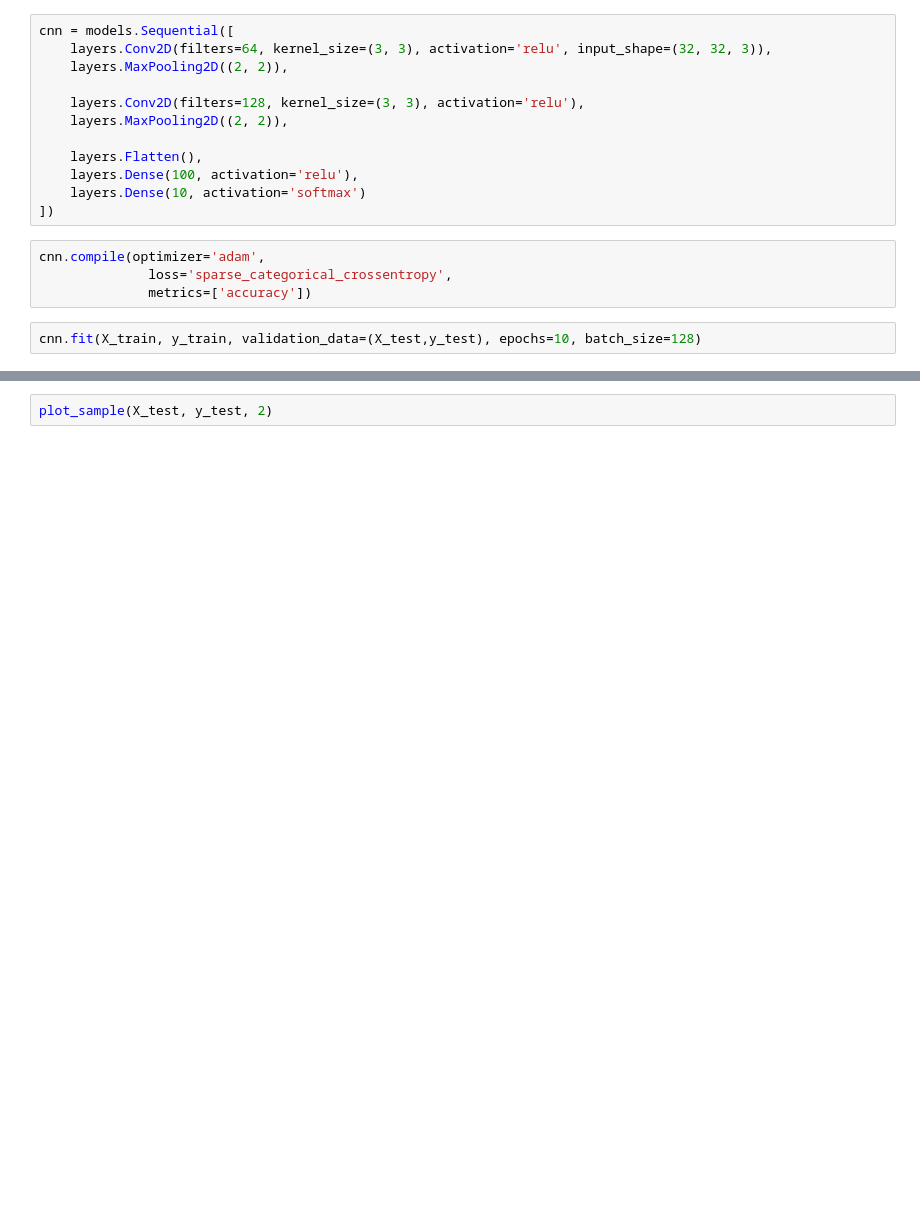
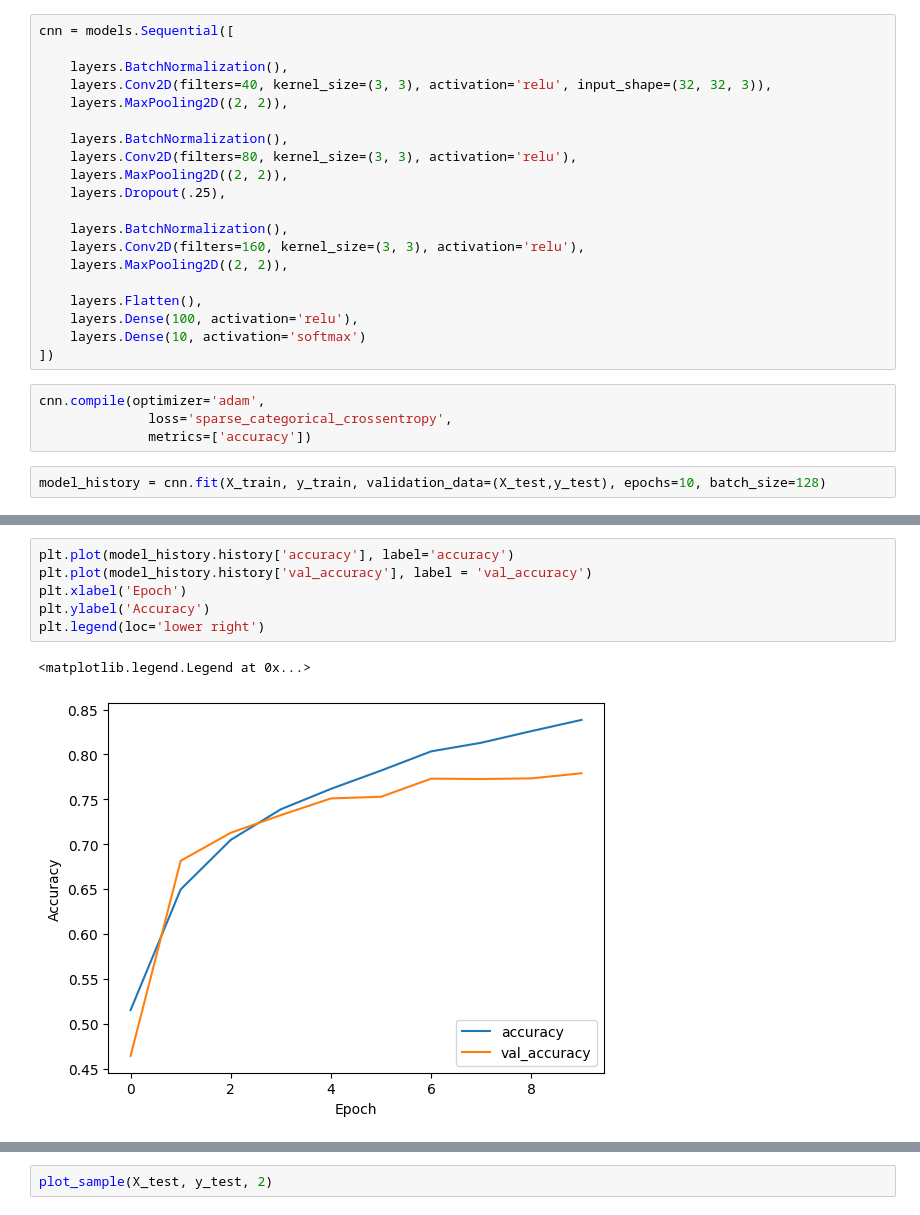
Before and after one commit to it21053528/Machine-learning, a Jupyter notebook: CIFAR_Image_Classification/CIFAR10.ipynb, the cells around one changed output, grey strips where cells are left out. Cells and saved outputs as stored; diff of their text form; blank space fills up the shorter version.

```diff
--- a/CIFAR_Image_Classification/CIFAR10.ipynb
+++ b/CIFAR_Image_Classification/CIFAR10.ipynb
@@ -42,10 +60,18 @@ X_test = X_test / 255.0
 CNN model
 # %%
 cnn = models.Sequential([
-    layers.Conv2D(filters=64, kernel_size=(3, 3), activation='relu', input_shape=(32, 32, 3)),
+
+    layers.BatchNormalization(),
+    layers.Conv2D(filters=40, kernel_size=(3, 3), activation='relu', input_shape=(32, 32, 3)),
     layers.MaxPooling2D((2, 2)),
 
-    layers.Conv2D(filters=128, kernel_size=(3, 3), activation='relu'),
+    layers.BatchNormalization(),
+    layers.Conv2D(filters=80, kernel_size=(3, 3), activation='relu'),
+    layers.MaxPooling2D((2, 2)),
+    layers.Dropout(.25),
+
+    layers.BatchNormalization(),
+    layers.Conv2D(filters=160, kernel_size=(3, 3), activation='relu'),
     layers.MaxPooling2D((2, 2)),
 
     layers.Flatten(),
@@ -57,6 +83,6 @@ cnn.compile(optimizer='adam',
               loss='sparse_categorical_crossentropy',
               metrics=['accuracy'])
 # %%
-cnn.fit(X_train, y_train, validation_data=(X_test,y_test), epochs=10, batch_size=128)
+model_history = cnn.fit(X_train, y_train, validation_data=(X_test,y_test), epochs=10, batch_size=128)
 # %% [output]
 Epoch 1/10
@@ -87,0 +113,9 @@ cnn.evaluate(X_test,y_test)
+# %%
+plt.plot(model_history.history['accuracy'], label='accuracy')
+plt.plot(model_history.history['val_accuracy'], label = 'val_accuracy')
+plt.xlabel('Epoch')
+plt.ylabel('Accuracy')
+plt.legend(loc='lower right')
+# %% [output]
+<matplotlib.legend.Legend at 0x...>
+[figure, added]
```
Also changed, not shown: parts of 10 cells of this notebook.
